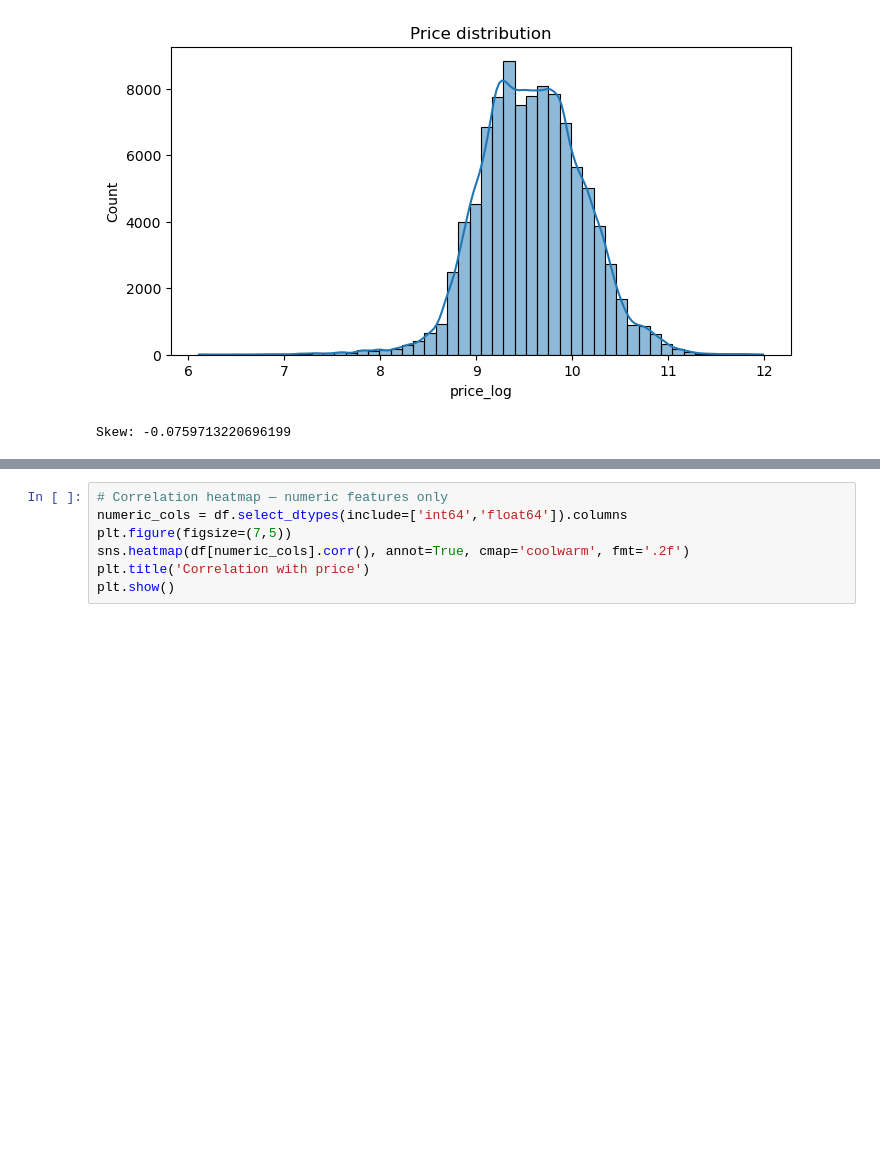
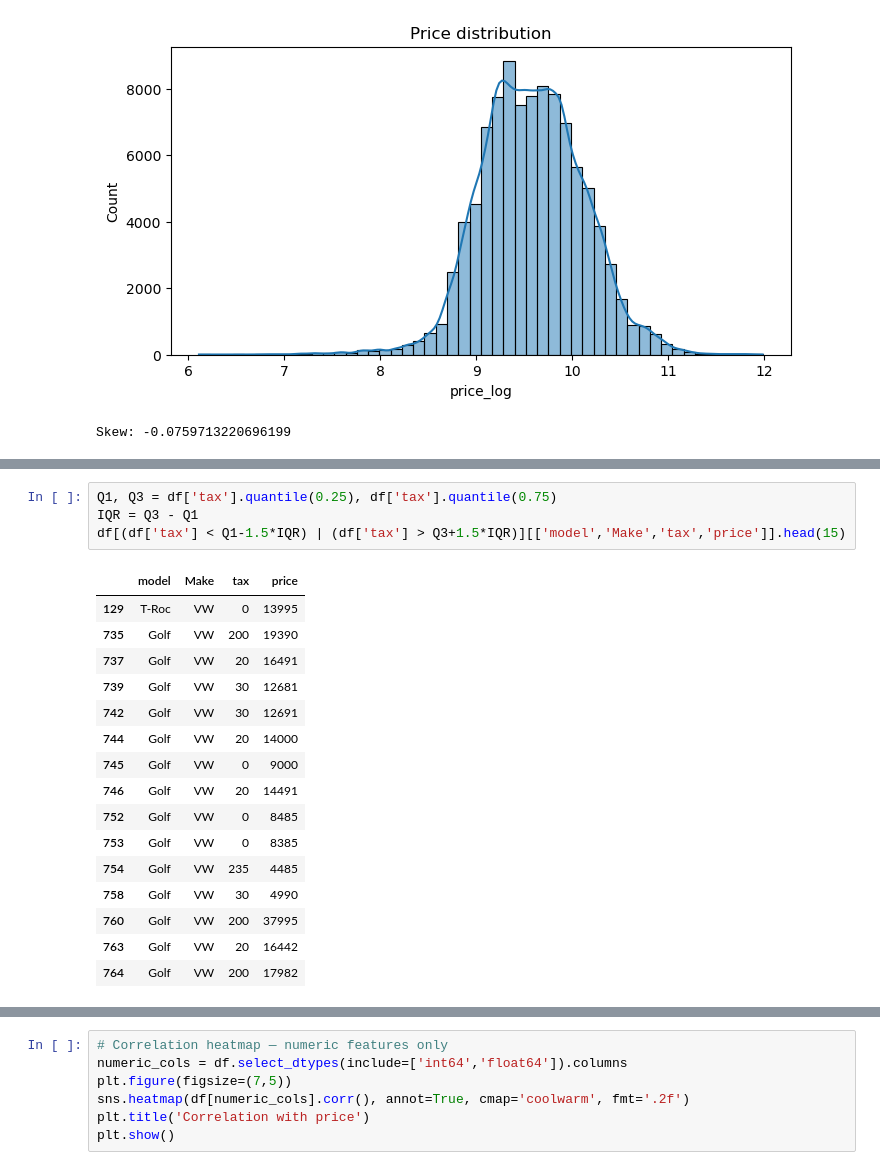
Before and after one commit to niteshbairwa185-pixel/automobile-intelligent-system, a Jupyter notebook: notebooks/01-EDA.ipynb, the cells around one changed output, grey strips where cells are left out. Saved outputs shown, nothing was run; the diff lists cells and outputs as text; blank space fills up the shorter version.

```diff
--- a/notebooks/01-EDA.ipynb
+++ b/notebooks/01-EDA.ipynb
@@ -344,0 +307,21 @@ df[df['mpg'] == 470.8][['model', 'fuelType', 'engineSize', 'price']].head(10)
+# %%
+Q1, Q3 = df['tax'].quantile(0.25), df['tax'].quantile(0.75)
+IQR = Q3 - Q1
+df[(df['tax'] < Q1-1.5*IQR) | (df['tax'] > Q3+1.5*IQR)][['model','Make','tax','price']].head(15)
+# %% [output]
+|  | model | Make | tax | price |
+| 129 | T-Roc | VW | 0 | 13995 |
+| 735 | Golf | VW | 200 | 19390 |
+| 737 | Golf | VW | 20 | 16491 |
+| 739 | Golf | VW | 30 | 12681 |
+| 742 | Golf | VW | 30 | 12691 |
+| 744 | Golf | VW | 20 | 14000 |
+| 745 | Golf | VW | 0 | 9000 |
+| 746 | Golf | VW | 20 | 14491 |
+| 752 | Golf | VW | 0 | 8485 |
+| 753 | Golf | VW | 0 | 8385 |
+| 754 | Golf | VW | 235 | 4485 |
+| 758 | Golf | VW | 30 | 4990 |
+| 760 | Golf | VW | 200 | 37995 |
+| 763 | Golf | VW | 20 | 16442 |
+| 764 | Golf | VW | 200 | 17982 |
```
Also changed, not shown: parts of 11 cells of this notebook.
